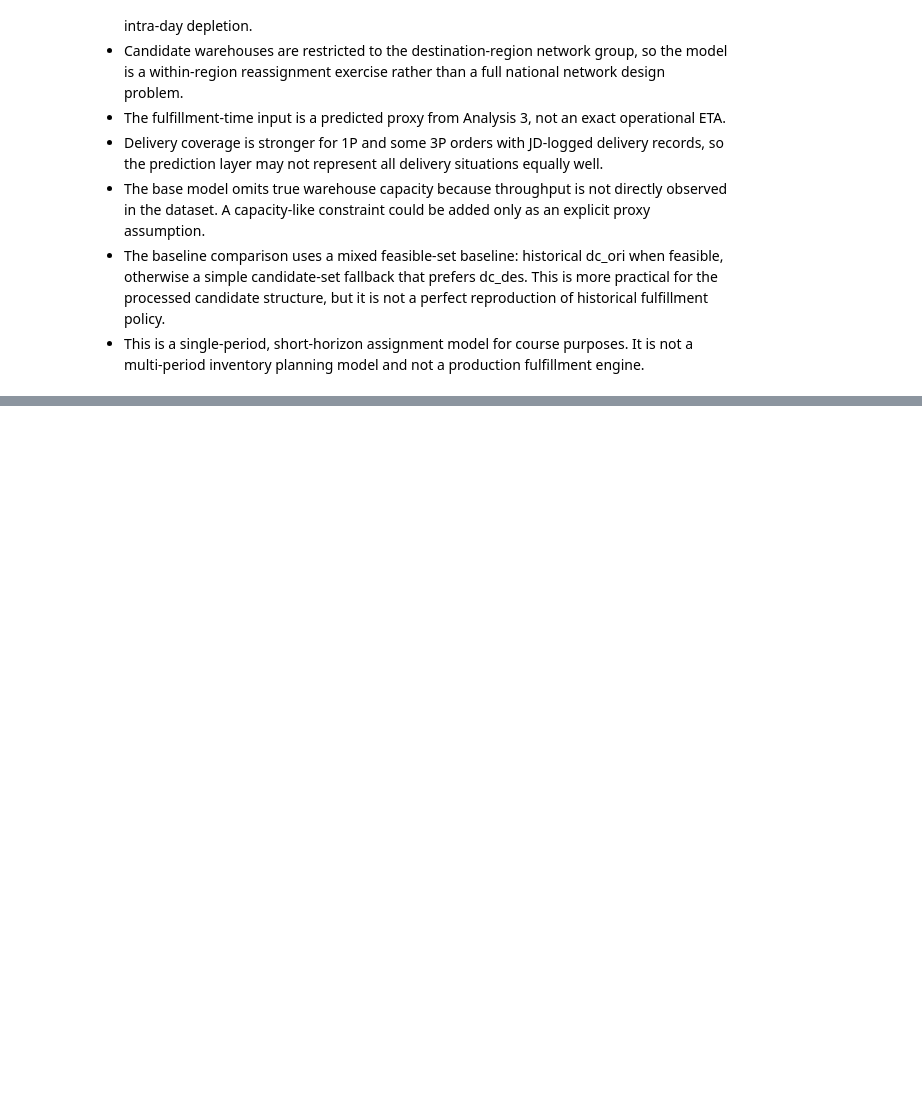
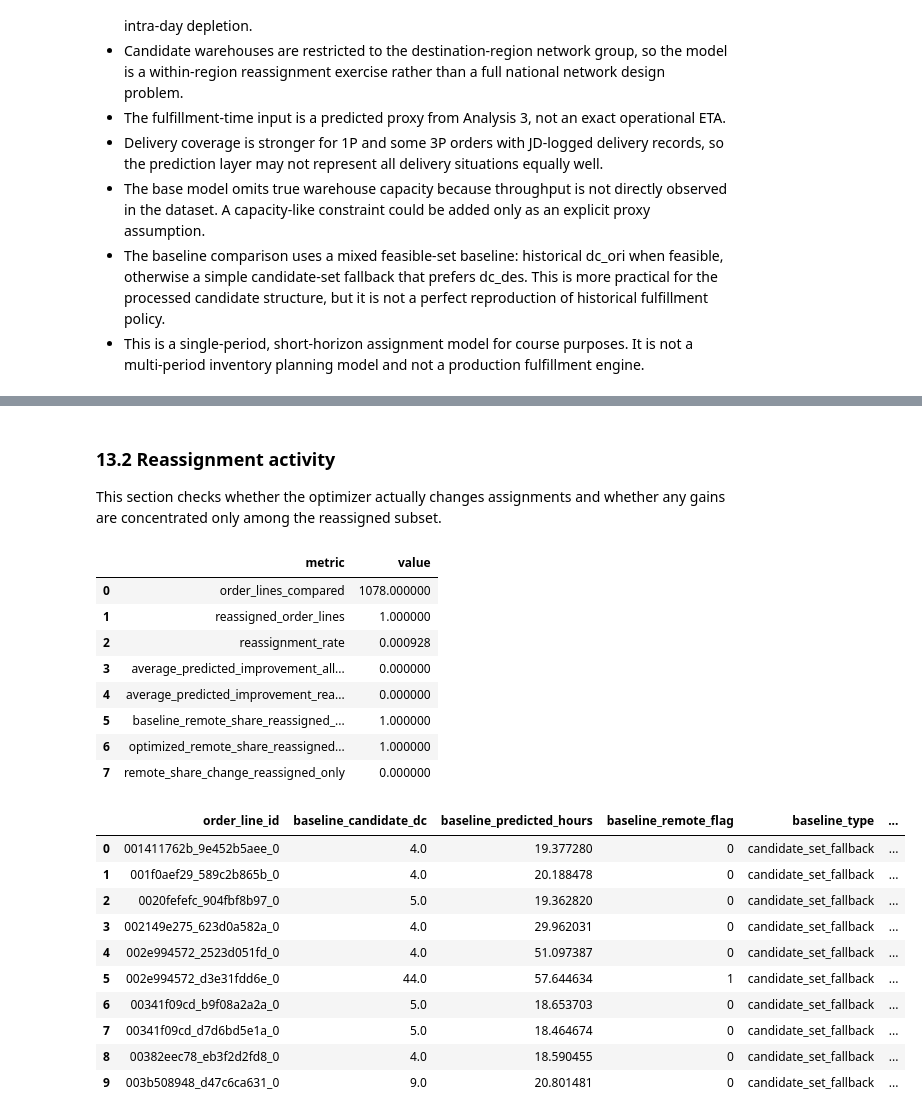
Before and after one commit to albertgaoq-creator/jd-fulfillment-optimization, a Jupyter notebook: notebooks/05_part_c_optimization.ipynb, the cells around one changed output, grey strips where cells are left out. Cells and saved outputs as stored; diff of their text form; code cells hidden in the pictures; blank space fills up the shorter version.

```diff
--- a/notebooks/05_part_c_optimization.ipynb
+++ b/notebooks/05_part_c_optimization.ipynb
@@ -743,0 +924,55 @@ plt.show()
+# %% [markdown]
+### 13.2 Reassignment activity
+
+This section checks whether the optimizer actually changes assignments and whether any gains are concentrated only among the reassigned subset.
+# %%
+reassigned_only = comparison_line_level.loc[comparison_line_level["reassigned_flag"].eq(1)].copy()
+
+reassignment_summary = pd.DataFrame(
+    {
+        "metric": [
+            "order_lines_compared",
+            "reassigned_order_lines",
+            "reassignment_rate",
+            "average_predicted_improvement_all_order_lines",
+            "average_predicted_improvement_reassigned_only",
+            "baseline_remote_share_reassigned_only",
+            "optimized_remote_share_reassigned_only",
+            "remote_share_change_reassigned_only",
+        ],
+        "value": [
+            len(comparison_line_level),
+            comparison_line_level["reassigned_flag"].sum(),
+            comparison_line_level["reassigned_flag"].mean(),
+            comparison_line_level["hours_improvement"].mean(),
+            reassigned_only["hours_improvement"].mean() if len(reassigned_only) > 0 else np.nan,
+            reassigned_only["baseline_remote_flag"].mean() if len(reassigned_only) > 0 else np.nan,
+            reassigned_only["optimized_remote_flag"].mean() if len(reassigned_only) > 0 else np.nan,
+            (reassigned_only["optimized_remote_flag"].mean() - reassigned_only["baseline_remote_flag"].mean()) if len(reassigned_only) > 0 else np.nan,
+        ],
+    }
+)
+
+display(reassignment_summary)
+display(comparison_line_level.head(10))
+# %% [output]
+|  | metric | value |
+| 0 | order_lines_compared | 1078.000000 |
+| 1 | reassigned_order_lines | 1.000000 |
+| 2 | reassignment_rate | 0.000928 |
+| 3 | average_predicted_improvement_all... | 0.000000 |
+| 4 | average_predicted_improvement_rea... | 0.000000 |
+| 5 | baseline_remote_share_reassigned_... | 1.000000 |
+| 6 | optimized_remote_share_reassigned... | 1.000000 |
+| 7 | remote_share_change_reassigned_only | 0.000000 |
+|  | order_line_id | baseline_candidate_dc | baseline_predicted_hours | baseline_remote_flag | baseline_type | ... |
+| 0 | 001411762b_9e452b5aee_0 | 4.0 | 19.377280 | 0 | candidate_set_fallback | ... |
+| 1 | 001f0aef29_589c2b865b_0 | 4.0 | 20.188478 | 0 | candidate_set_fallback | ... |
+| 2 | 0020fefefc_904fbf8b97_0 | 5.0 | 19.362820 | 0 | candidate_set_fallback | ... |
+| 3 | 002149e275_623d0a582a_0 | 4.0 | 29.962031 | 0 | candidate_set_fallback | ... |
+| 4 | 002e994572_2523d051fd_0 | 4.0 | 51.097387 | 0 | candidate_set_fallback | ... |
+| 5 | 002e994572_d3e31fdd6e_0 | 44.0 | 57.644634 | 1 | candidate_set_fallback | ... |
+| 6 | 00341f09cd_b9f08a2a2a_0 | 5.0 | 18.653703 | 0 | candidate_set_fallback | ... |
+| 7 | 00341f09cd_d7d6bd5e1a_0 | 5.0 | 18.464674 | 0 | candidate_set_fallback | ... |
+| 8 | 00382eec78_eb3f2d2fd8_0 | 4.0 | 18.590455 | 0 | candidate_set_fallback | ... |
+| 9 | 003b508948_d47c6ca631_0 | 9.0 | 20.801481 | 0 | candidate_set_fallback | ... |
```
Also changed, not shown: parts of 21 cells of this notebook, 3 other files.
